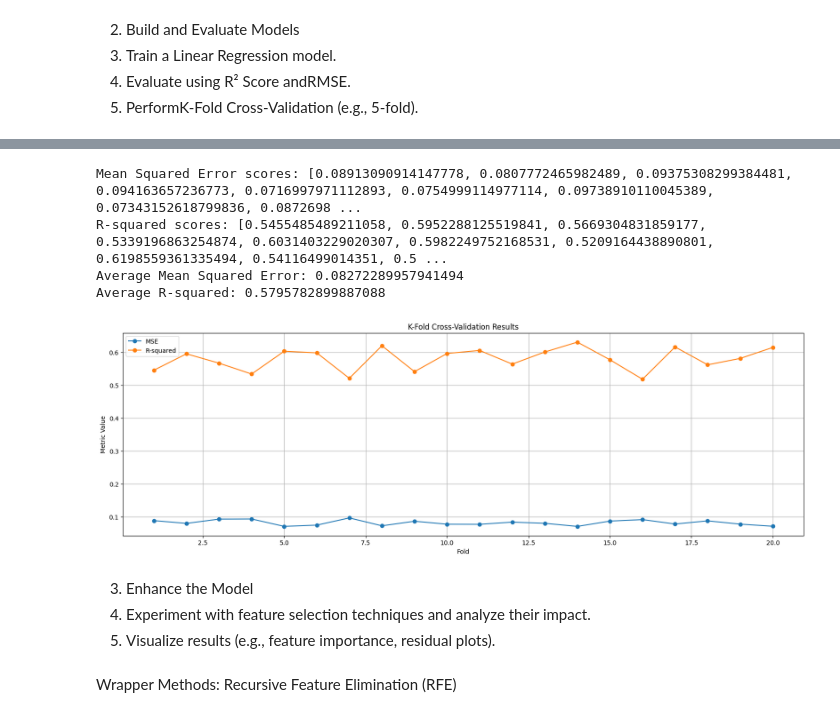
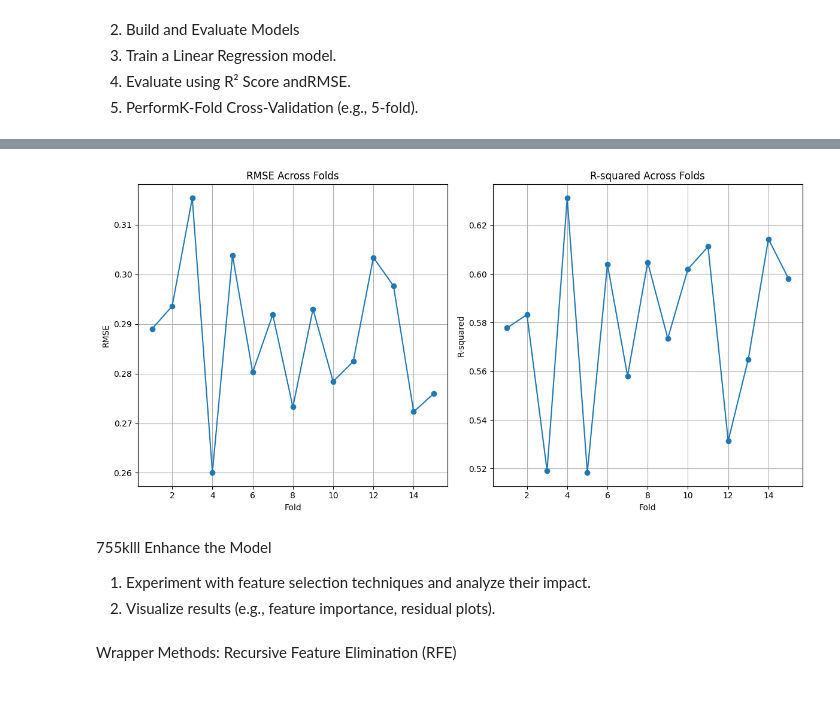
Before and after one commit to SAMYSOSERIOUS/Stats-analytics, a Jupyter notebook: DataDay7.ipynb, the cells around one changed output, grey strips where cells are left out. Drawn from its saved outputs; the diff is of its cells as text; code cells hidden in the pictures.

```diff
--- a/DataDay7.ipynb
+++ b/DataDay7.ipynb
@@ -199,52 +203,54 @@ R-squared: 0.5596050064287472
 [figure]
 # %%
-
 from sklearn.model_selection import KFold
 import numpy as np
-#20 fold cross validation
+from sklearn.metrics import mean_squared_error, r2_score
+import matplotlib.pyplot as plt
 
-kf = KFold(n_splits=20, shuffle=True, random_state=42)
+# 15-fold cross-validation
+kf = KFold(n_splits=15, shuffle=True, random_state=42)
 mse_scores = []
 r2_scores = []
 
 for train_index, test_index in kf.split(X_selected):
     X_train, X_test = X_selected.iloc[train_index], X_selected.iloc[test_index]
     y_train, y_test = y['Target'].iloc[train_index], y['Target'].iloc[test_index]
 
     model = LinearRegression()
     model.fit(X_train, y_train)
 
     y_pred = model.predict(X_test)
 
     mse = mean_squared_error(y_test, y_pred)
+    rmse = np.sqrt(mse)
     r2 = r2_score(y_test, y_pred)
 
-    mse_scores.append(mse)
+    mse_scores.append(rmse)
     r2_scores.append(r2)
 
-print("Mean Squared Error scores:", mse_scores)
-print("R-squared scores:", r2_scores)
-print(f"Average Mean Squared Error: {np.mean(mse_scores)}")
-print(f"Average R-squared: {np.mean(r2_scores)}")
+fig, axes = plt.subplots(1, 2, figsize=(12, 6))  # 1 row, 2 columns
 
+# Plot RMSE
+axes[0].plot(range(1, len(mse_scores) + 1), mse_scores, marker='o', label='RMSE')
+axes[0].set_xlabel('Fold')
+axes[0].set_ylabel('RMSE')
+axes[0].set_title('RMSE Across Folds')
+axes[0].grid(True)
 
-plt.figure(figsize=(20, 6))
-plt.plot(range(1, len(r2_scores) + 1), mse_scores, marker='o', label='MSE')
-plt.plot(range(1, len(r2_scores) + 1), r2_scores, marker='o', label='R-squared')
-plt.xlabel('Fold')
-plt.ylabel('Metric Value')
-plt.title('K-Fold Cross-Validation Results')
-plt.legend()
-plt.grid(True)
+# Plot R-squared
+axes[1].plot(range(1, len(r2_scores) + 1), r2_scores, marker='o', label='R-squared')
+axes[1].set_xlabel('Fold')
+axes[1].set_ylabel('R-squared')
+axes[1].set_title('R-squared Across Folds')
+axes[1].grid(True)
+
+plt.tight_layout()
 plt.show()
 # %% [output]
-Mean Squared Error scores: [0.08913090914147778, 0.0807772465982489, 0.09375308299384481, 0.094163657236773, 0.0716997971112893, 0.0754999114977114, 0.09738910110045389, 0.07343152618799836, 0.0872698 ...
-R-squared scores: [0.5455485489211058, 0.5952288125519841, 0.5669304831859177, 0.5339196863254874, 0.6031403229020307, 0.5982249752168531, 0.5209164438890801, 0.6198559361335494, 0.54116499014351, 0.5 ...
-Average Mean Squared Error: 0.08272289957941494
-Average R-squared: 0.5795782899887088
-[figure, old version]
+[figure, new version]
 # %% [markdown]
-3. Enhance the Model
+
+755klll Enhance the Model
  1. Experiment with feature selection techniques and analyze their impact.
  2. Visualize results (e.g., feature importance, residual plots).
 # %% [markdown]
```
Also changed, not shown: parts of 10 cells of this notebook.
